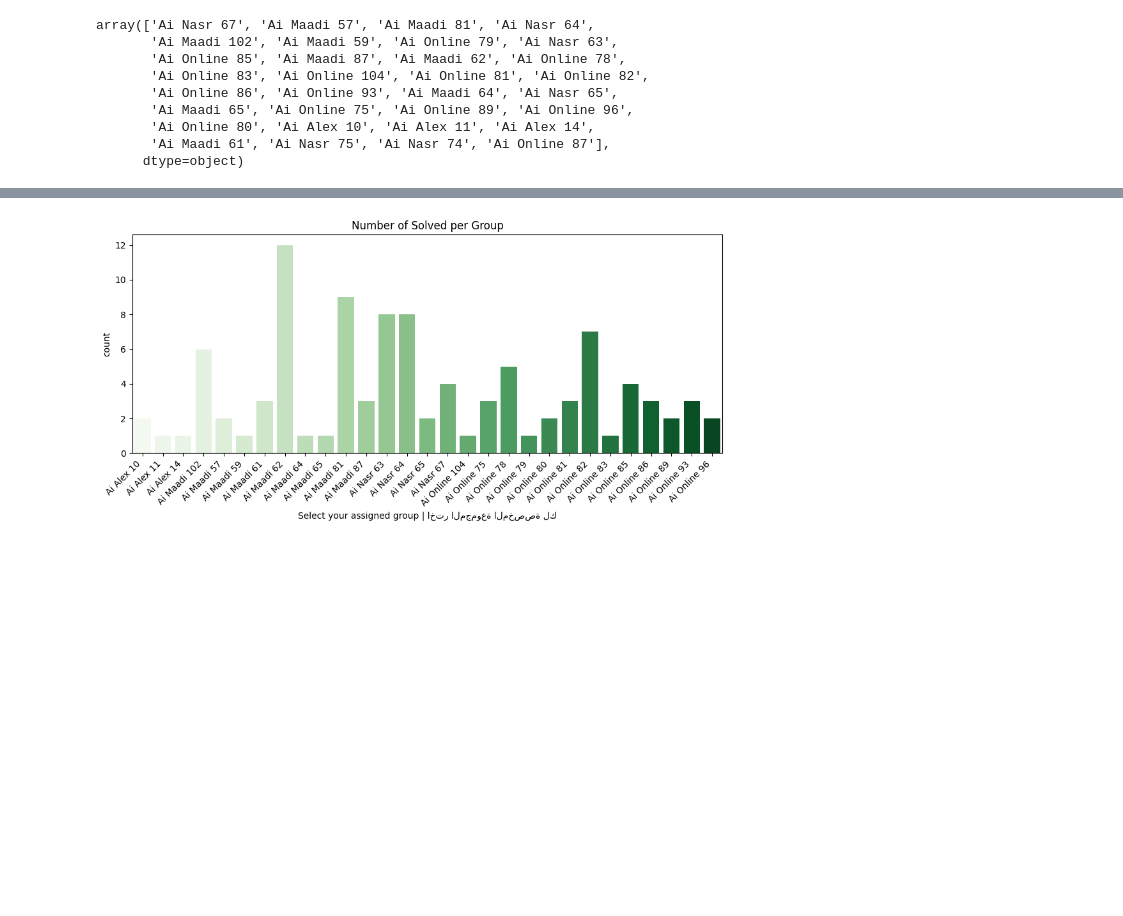
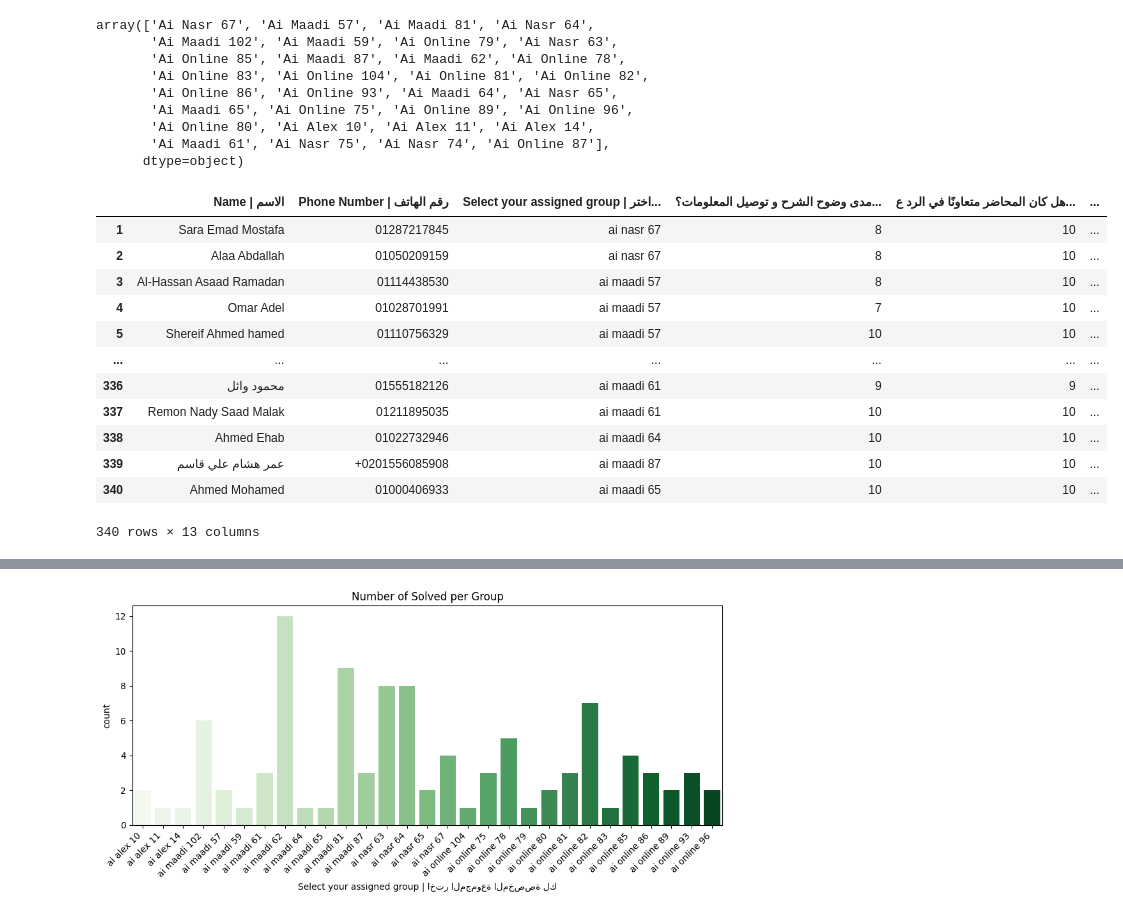
Before and after one commit to EslamHany2002/Feedback-Report, a Jupyter notebook: Report for Feedback.ipynb, the cells around one changed output, grey strips where cells are left out. Cells and saved outputs as stored; diff of their text form; code cells hidden in the pictures; blank space fills up the shorter version.

```diff
--- a/Report for Feedback.ipynb
+++ b/Report for Feedback.ipynb
@@ -130,3 +132,60 @@ array(['Ai Nasr 67', 'Ai Maadi 57', 'Ai Maadi 81', 'Ai Nasr 64',
+# %%
+group_to_instructor = {
+    "Ai Alex 10": "Mohamed ELfil",
+    "Ai Alex 14": "Begad",
+    "Ai Alex 11": "Ahmed Fahmi",
+    "Ai Maadi 81": "Ahmed Fahmi",
+    "Ai Maadi 102": "George",
+    "Ai Maadi 62": "George",
+    "Ai Online 82": "George",
+    "Ai Online 79": "George",
+    "Ai Maadi 59": "George",
+    "Ai Maadi 64": "Nader",
+    "Ai Maadi 61": "Nader",
+    "Ai Maadi 57": "Nader",
+    "Ai Online 83": "Nader",
+    "Ai Online 75": "Nader",
+    "Ai Online 80": "Abdullah Wagih",
+    "Ai Online 81": "Abdullah Wagih",
+    "Ai Online 86": "Abdullah Wagih",
+    "Ai Online 89": "Mariam",
+    "Ai Online 96": "Mariam",
+    "Ai Online 78": "Mariam",
+    "Ai Online 93": "Shahd",
+    "Ai Nasr 64": "Shahd",
+    "Ai Nasr 63": "Shahd",
+    "Ai Nasr 67": "Shahd",
+    "Ai Nasr 74": "Shahd",
+    "Ai Nasr 65": "Shahd",
+    "Ai Online 104": "Baraa",
+    "Ai Maadi 65": "Mahmoud",
+    "Ai Maadi 87": "Mahmoud abdelnabe",
+    "Ai Online 87": "Mahmoud abdelnabe",
+    "Ai Nasr 75": "Mahmoud abdelnabe",
+    "Ai Online 85": "shrouk"
+}
+# %%
+df[col_name] = df[col_name].astype(str).str.lower().str.strip()
+# %%
+group_to_instructor_lower = {k.lower(): v for k, v in group_to_instructor.items()}
+# %%
+df["Instructor"] = df[col_name].map(group_to_instructor_lower)
+# %%
+df
+# %% [output]
+|  | Name | الاسم | Phone Number | رقم الهاتف | Select your assigned group | اختر... | مدى وضوح الشرح و توصيل المعلومات؟... | هل كان المحاضر متعاونًا في الرد ع... | ... |
+| 1 | Sara Emad Mostafa | 01287217845 | ai nasr 67 | 8 | 10 | ... |
+| 2 | Alaa Abdallah | 01050209159 | ai nasr 67 | 8 | 10 | ... |
+| 3 | Al-Hassan Asaad Ramadan | 01114438530 | ai maadi 57 | 8 | 10 | ... |
+| 4 | Omar Adel | 01028701991 | ai maadi 57 | 7 | 10 | ... |
+| 5 | Shereif Ahmed hamed | 01110756329 | ai maadi 57 | 10 | 10 | ... |
+| ... | ... | ... | ... | ... | ... | ... |
+| 336 | محمود وائل | 01555182126 | ai maadi 61 | 9 | 9 | ... |
+| 337 | Remon Nady Saad Malak | 01211895035 | ai maadi 61 | 10 | 10 | ... |
+| 338 | Ahmed Ehab | 01022732946 | ai maadi 64 | 10 | 10 | ... |
+| 339 | عمر هشام علي قاسم | +0201556085908 | ai maadi 87 | 10 | 10 | ... |
+| 340 | Ahmed Mohamed | 01000406933 | ai maadi 65 | 10 | 10 | ... |
+340 rows × 13 columns
 # %%
 df.to_csv('Clean Feedback.csv', index=False)
 # %%
```
Also changed, not shown: parts of 10 cells of this notebook, 2 other files.
